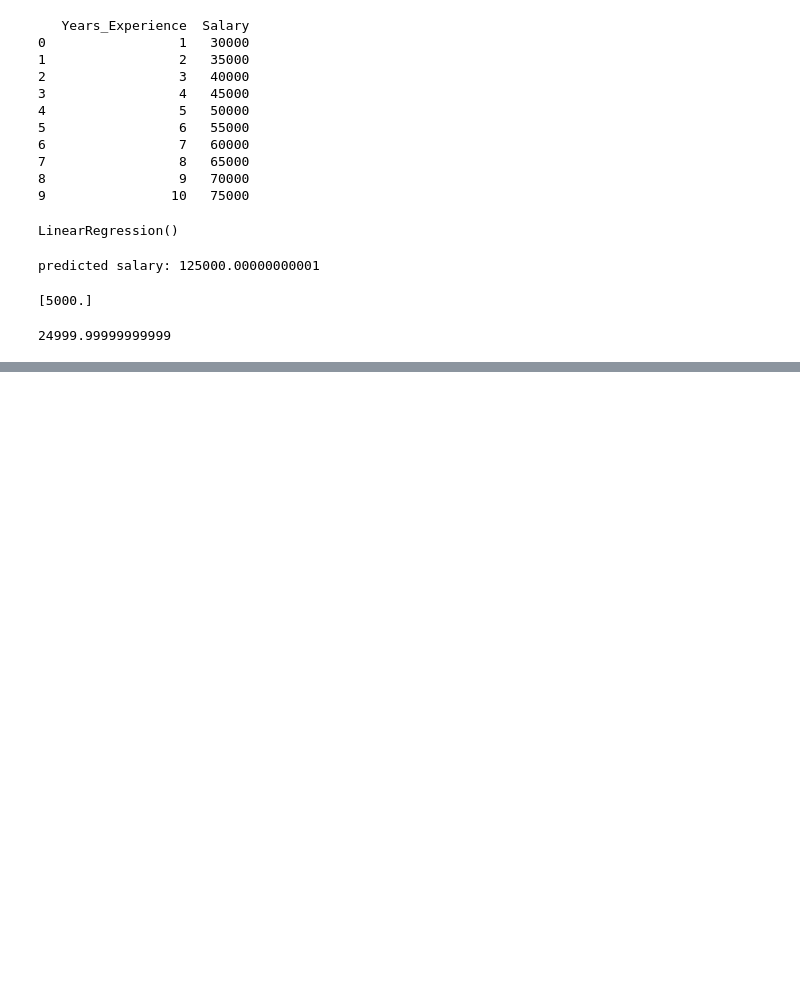
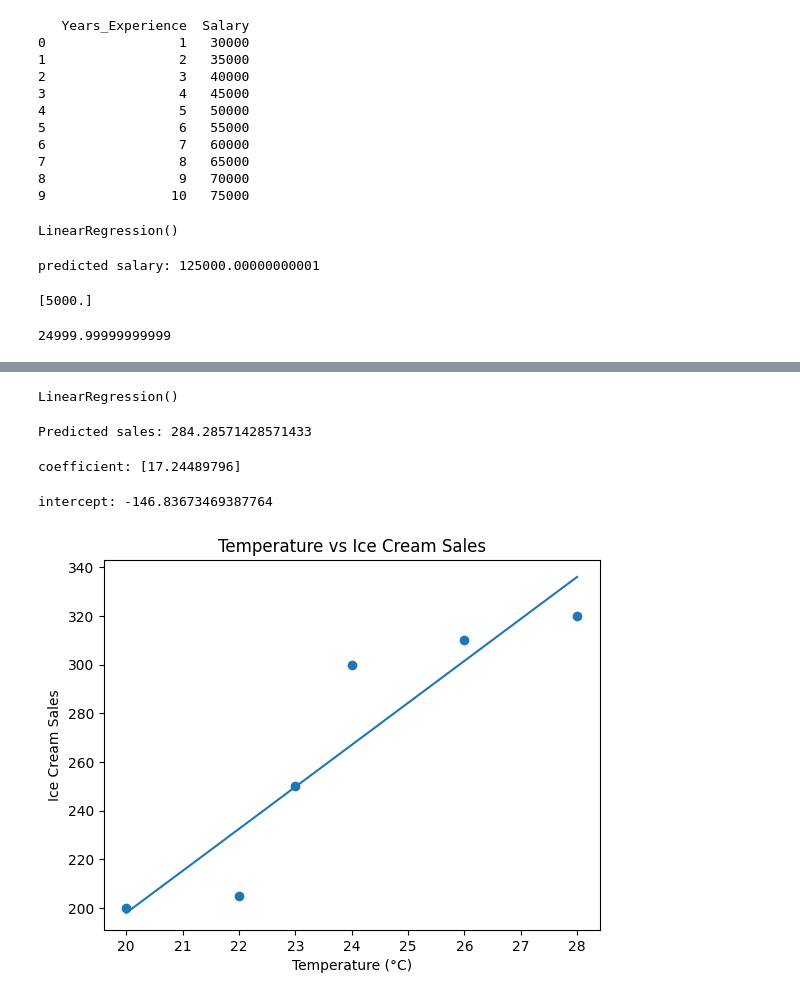
Before and after one commit to princeomarmohamed55/AI2026, a Jupyter notebook: linear.ipynb, the cells around one changed output, grey strips where cells are left out. Saved outputs shown, nothing was run; the diff lists cells and outputs as text; code cells hidden in the pictures; blank space fills up the shorter version.

```diff
--- a/linear.ipynb
+++ b/linear.ipynb
@@ -130,0 +139,8 @@ print(model.intercept_)
+# %%
+import pandas as pd
+data ={
+    "temp":[20,22,23,24,26,28],
+    "IcecreamSales":[200,205,250,300,310,320]
+}
+df=pd.DataFrame(data)
+print(df)
@@ -130,0 +155,35 @@ print(model.intercept_)
+# %%
+from sklearn.linear_model import LinearRegression
+X=df[["temp"]]
+y=df["IcecreamSales"]
+# %%
+model = LinearRegression()
+model.fit(X,y)
+# %% [output]
+LinearRegression()
+# %%
+prediction = model.predict([[25]])
+
+print("Predicted sales:", prediction[0])
+# %% [output]
+Predicted sales: 284.28571428571433
+# %%
+print("coefficient:",model.coef_)
+# %% [output]
+coefficient: [17.24489796]
+# %%
+print("intercept:", model.intercept_)
+# %% [output]
+intercept: -146.83673469387764
+# %%
+import matplotlib.pyplot as plt
+plt.scatter(X, y)
+plt.plot(X, model.predict(X))
+
+plt.xlabel("Temperature (°C)")
+plt.ylabel("Ice Cream Sales")
+plt.title("Temperature vs Ice Cream Sales")
+
+plt.show()
+# %% [output]
+[figure, added]
```
Also changed, not shown: parts of 12 cells of this notebook.
